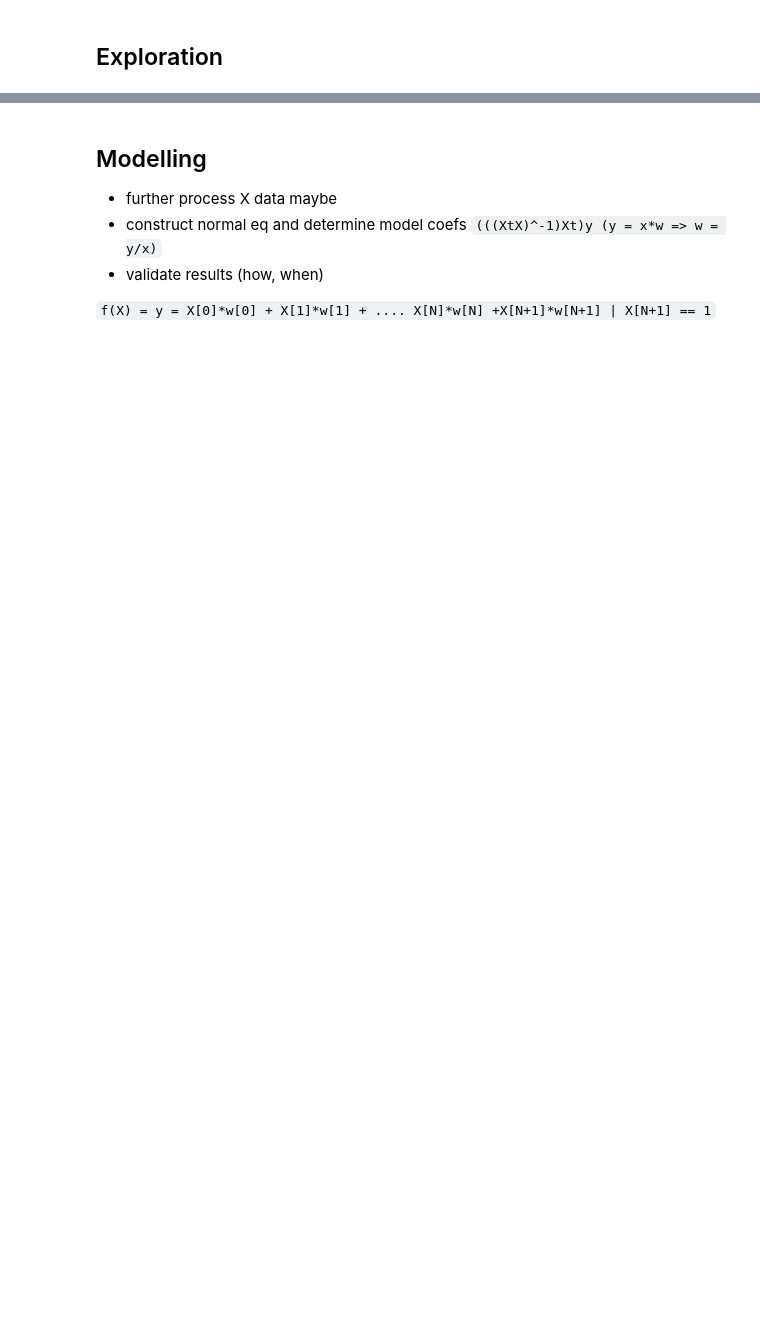
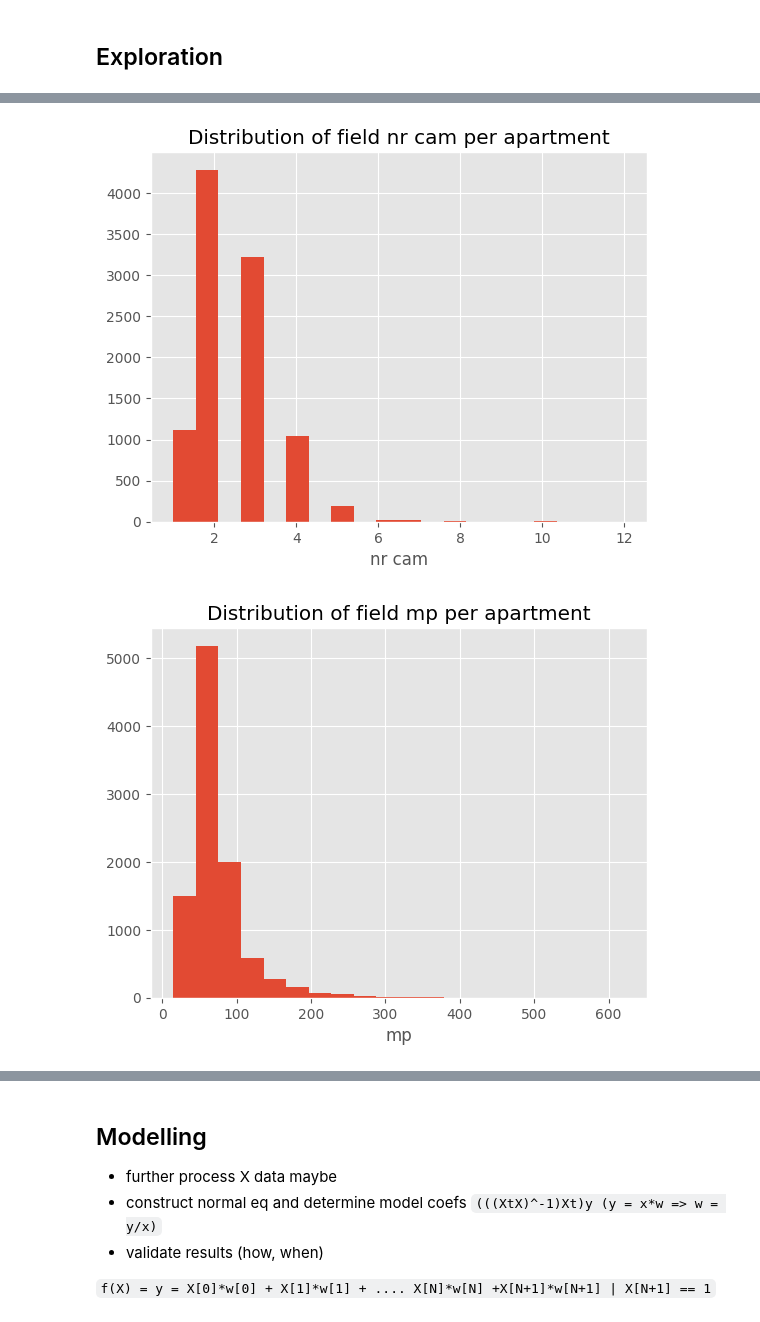
Before and after one commit to gugumoky275/DS105-02, a Jupyter notebook: scripts/01_real_estate_models_base.ipynb, the cells around one changed output, grey strips where cells are left out. Drawn from its saved outputs; the diff is of its cells as text; code cells hidden in the pictures; blank space fills up the shorter version.

```diff
--- a/scripts/01_real_estate_models_base.ipynb
+++ b/scripts/01_real_estate_models_base.ipynb
@@ -17,8 +31,8 @@ y_sqmp = df["Price/Surface"]
 y_price = df['Price']
 
 # TODO: select viable features
-START = None
-END = None
-X = df.iloc[:,START:END]
+START = 1
+END = 9
+X = df.iloc[:, START:END]
 # %%
 X
@@ -36,8 +80,10 @@ plt.title(title)
 # %%
 # TODO: Analyse a few more features
-field = None
-x_label = None
-title = None
-X[field].hist(bins=20)
-plt.xlabel(x_label)
-plt.title(title)
+for field in X.columns:
+    X[field].hist(bins=20)
+    plt.xlabel(field)
+    plt.title(f'Distribution of field {field} per apartment')
+    plt.show()
+# %% [output]
+[figure, added]
+[figure, added]
```
Also changed, not shown: parts of 42 cells of this notebook.
